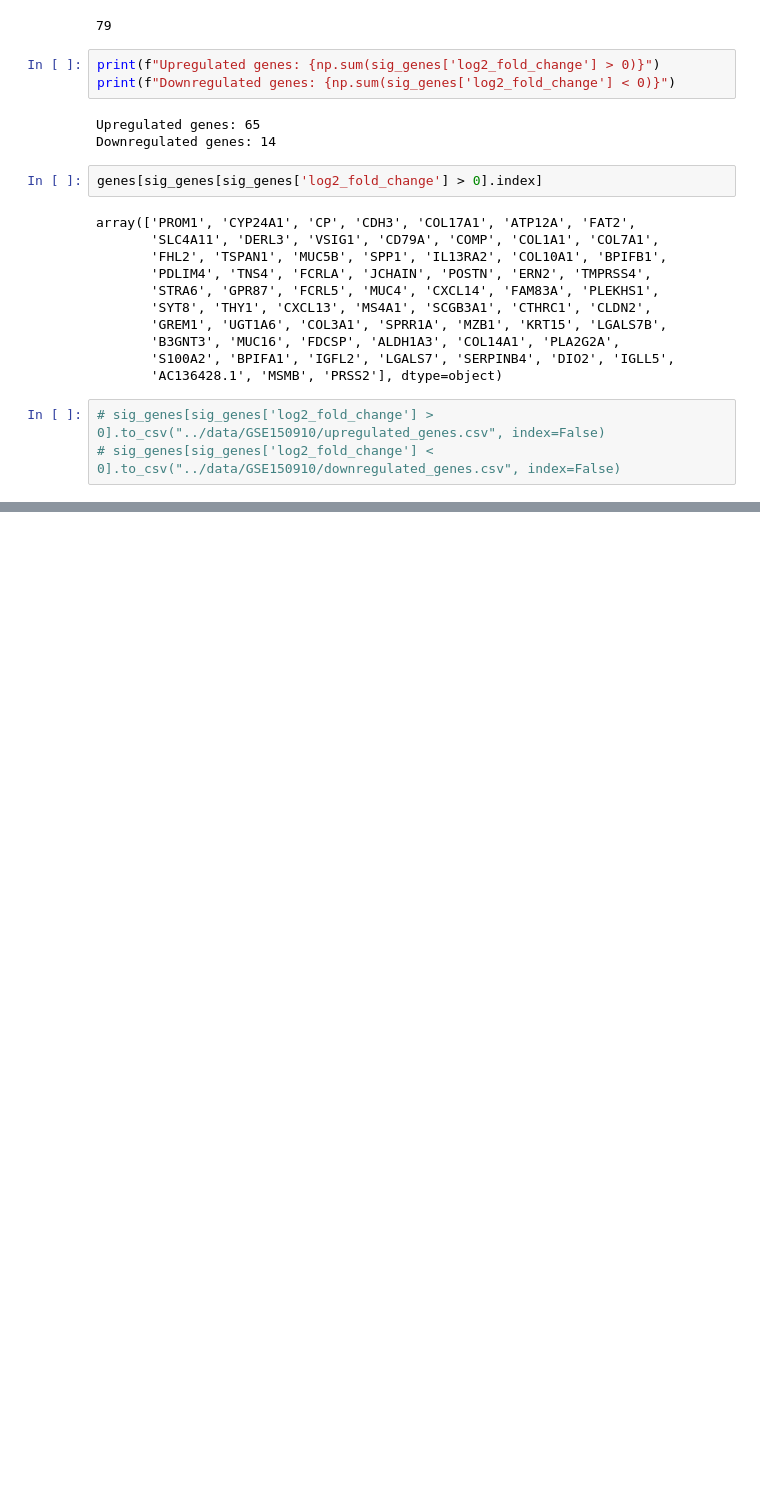
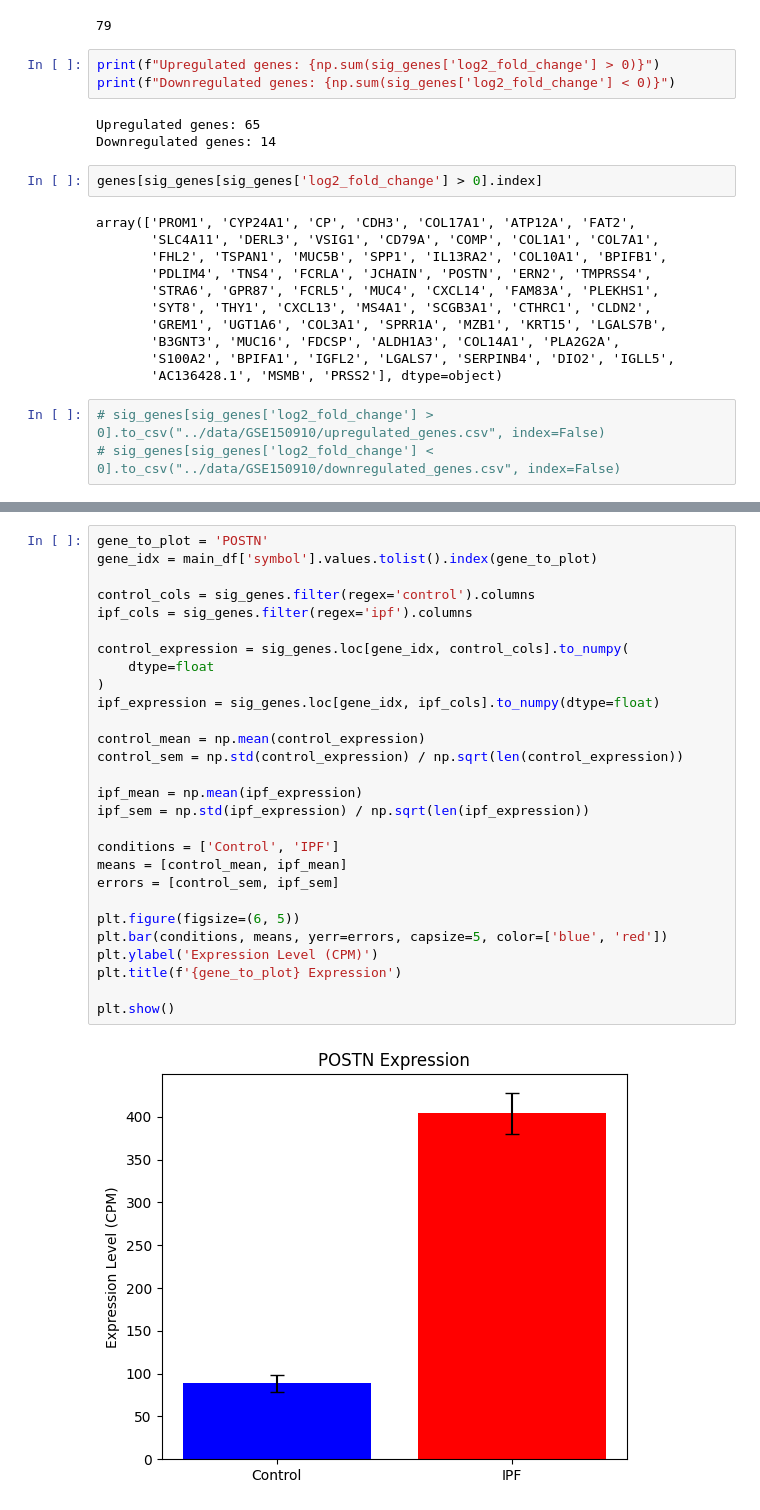
Before and after one commit to hamidrezaafraz/Intro-to-Bioinformatics, a Jupyter notebook: notebooks/differential_expression_analysis.ipynb, the cells around one changed output, grey strips where cells are left out. Saved outputs shown, nothing was run; the diff lists cells and outputs as text; blank space fills up the shorter version.

```diff
--- a/notebooks/differential_expression_analysis.ipynb
+++ b/notebooks/differential_expression_analysis.ipynb
@@ -196,0 +282,30 @@ array(['PROM1', 'CYP24A1', 'CP', 'CDH3', 'COL17A1', 'ATP12A', 'FAT2',
+# %%
+gene_to_plot = 'POSTN'
+gene_idx = main_df['symbol'].values.tolist().index(gene_to_plot)
+
+control_cols = sig_genes.filter(regex='control').columns
+ipf_cols = sig_genes.filter(regex='ipf').columns
+
+control_expression = sig_genes.loc[gene_idx, control_cols].to_numpy(
+    dtype=float
+)
+ipf_expression = sig_genes.loc[gene_idx, ipf_cols].to_numpy(dtype=float)
+
+control_mean = np.mean(control_expression)
+control_sem = np.std(control_expression) / np.sqrt(len(control_expression))
+
+ipf_mean = np.mean(ipf_expression)
+ipf_sem = np.std(ipf_expression) / np.sqrt(len(ipf_expression))
+
+conditions = ['Control', 'IPF']
+means = [control_mean, ipf_mean]
+errors = [control_sem, ipf_sem]
+
+plt.figure(figsize=(6, 5))
+plt.bar(conditions, means, yerr=errors, capsize=5, color=['blue', 'red'])
+plt.ylabel('Expression Level (CPM)')
+plt.title(f'{gene_to_plot} Expression')
+
+plt.show()
+# %% [output]
+[figure, added]
```
Also changed, not shown: parts of 13 cells of this notebook, 5 other files.
